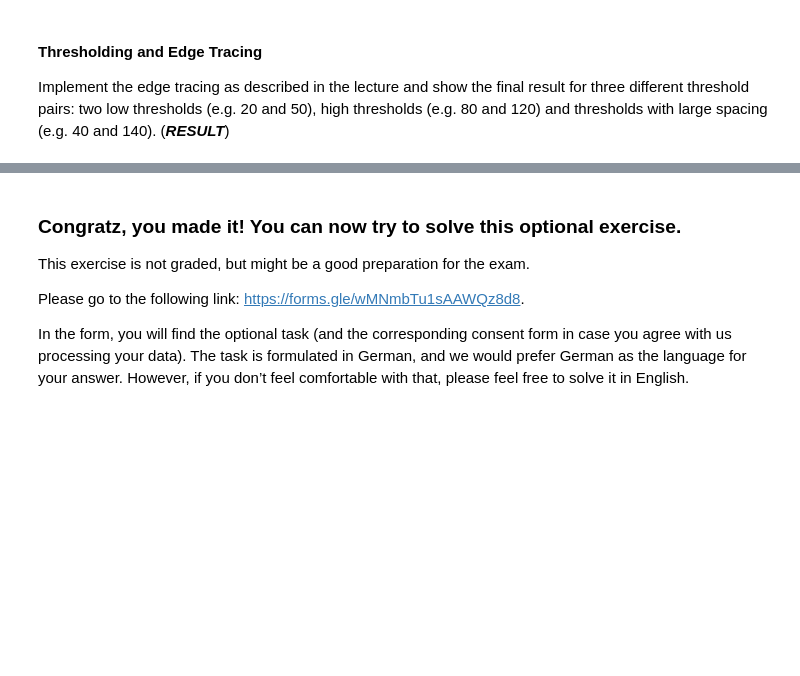
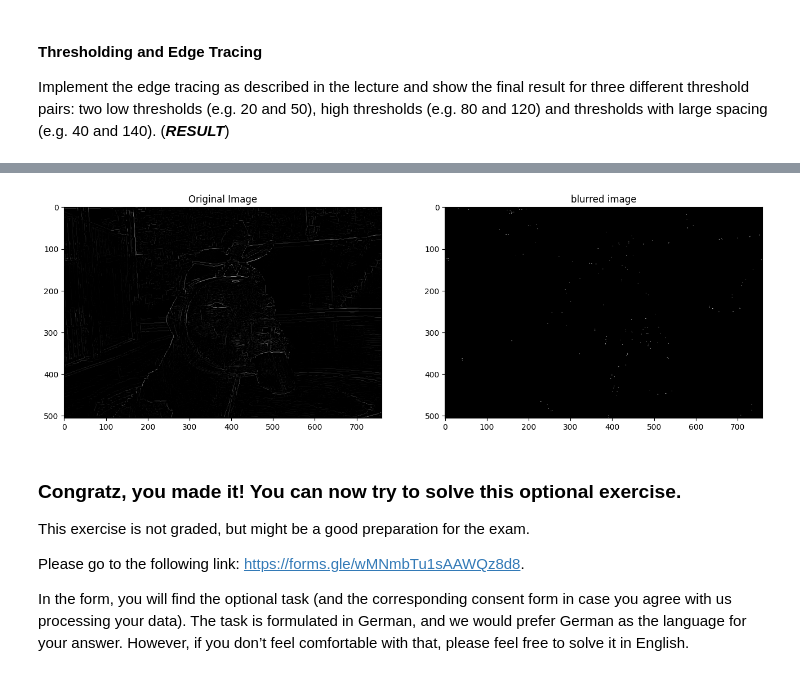
Before and after one commit to danielsturm/cv2122_assignments, a Jupyter notebook: assignment01.ipynb, the cells around one changed output, grey strips where cells are left out. Saved outputs shown, nothing was run; the diff lists cells and outputs as text; code cells hidden in the pictures; blank space fills up the shorter version.

```diff
--- a/assignment01.ipynb
+++ b/assignment01.ipynb
@@ -544,0 +619,21 @@ Implement the edge tracing as described in the lecture and show the final result
+# %%
+footprint: np.ndarray = np.array([[1,1,1],
+                                  [1,0,1],
+                                  [1,1,1]])
+
+def check_and_change_values(values):
+    weak = np.float64(0.5)
+    strong = np.float64(1.0)
+    if values[4] == weak and strong in values:
+        return strong
+    else:
+        return 0.0
+
+def hysteresis(image: np.ndarray) -> np.ndarray:
+    results = ndimage.generic_filter(image, check_and_change_values, footprint=footprint)
+    return results
+
+final = hysteresis(two_thresh_image)
+show_original_and_convolved_image(max_sup_image, final)
+# %% [output]
+[figure, added]
```
Also changed, not shown: parts of 8 cells of this notebook.
